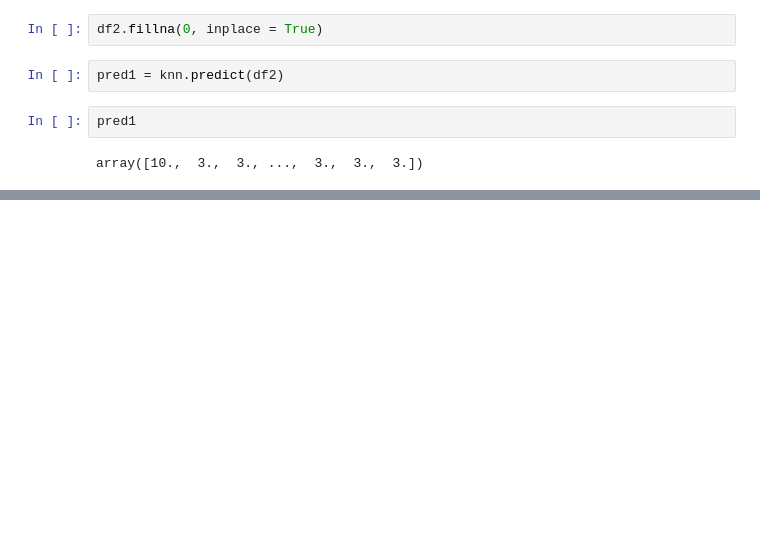
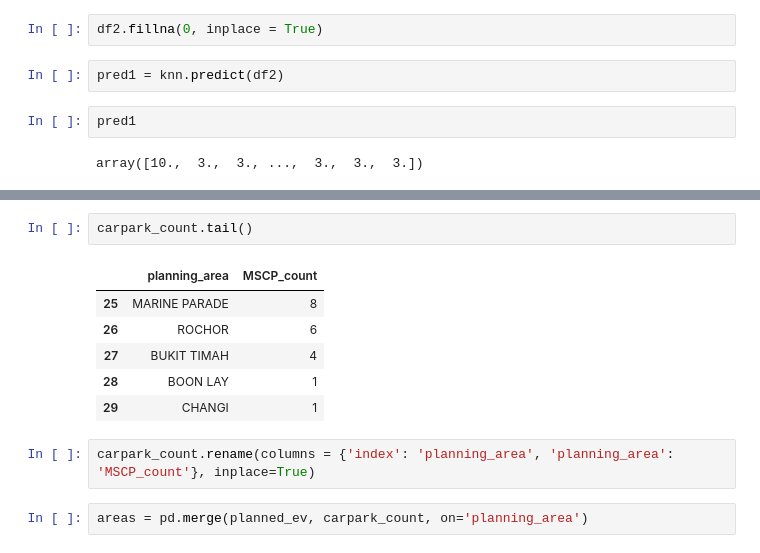
Before and after one commit to tzeyi-teh/Capstone, a Jupyter notebook: Part III - EDA, Modeling, Predictive Analysis.ipynb, the cells around one changed output, grey strips where cells are left out. Cells and saved outputs as stored; diff of their text form; blank space fills up the shorter version.

```diff
--- a/Part III - EDA, Modeling, Predictive Analysis.ipynb
+++ b/Part III - EDA, Modeling, Predictive Analysis.ipynb
@@ -540,0 +552,13 @@ df3 = pd.get_dummies(df3, columns = ['facility_type'])
+# %%
+carpark_count.tail()
+# %% [output]
+|  | planning_area | MSCP_count |
+| 25 | MARINE PARADE | 8 |
+| 26 | ROCHOR | 6 |
+| 27 | BUKIT TIMAH | 4 |
+| 28 | BOON LAY | 1 |
+| 29 | CHANGI | 1 |
+# %%
+carpark_count.rename(columns = {'index': 'planning_area', 'planning_area': 'MSCP_count'}, inplace=True)
+# %%
+areas = pd.merge(planned_ev, carpark_count, on='planning_area')
```
Also changed, not shown: parts of 19 cells of this notebook, 1 other file.
